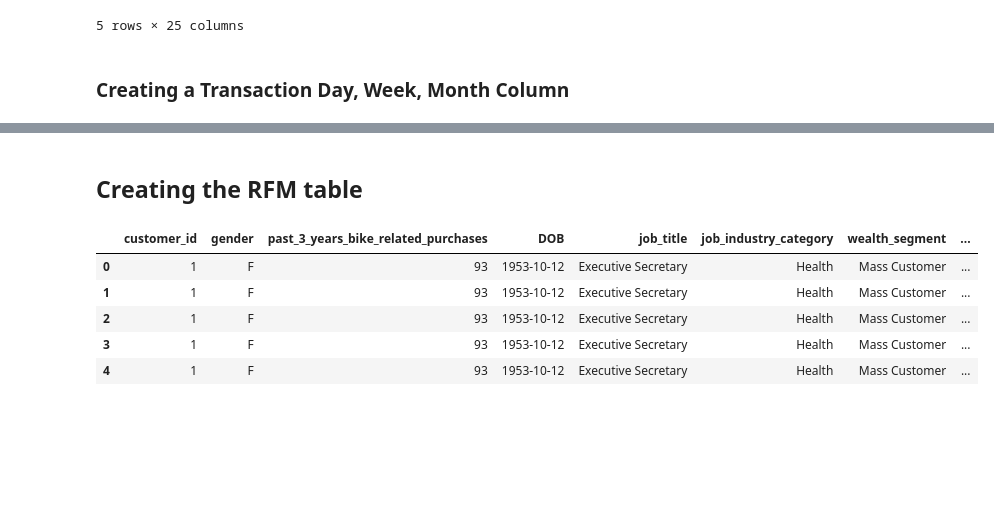
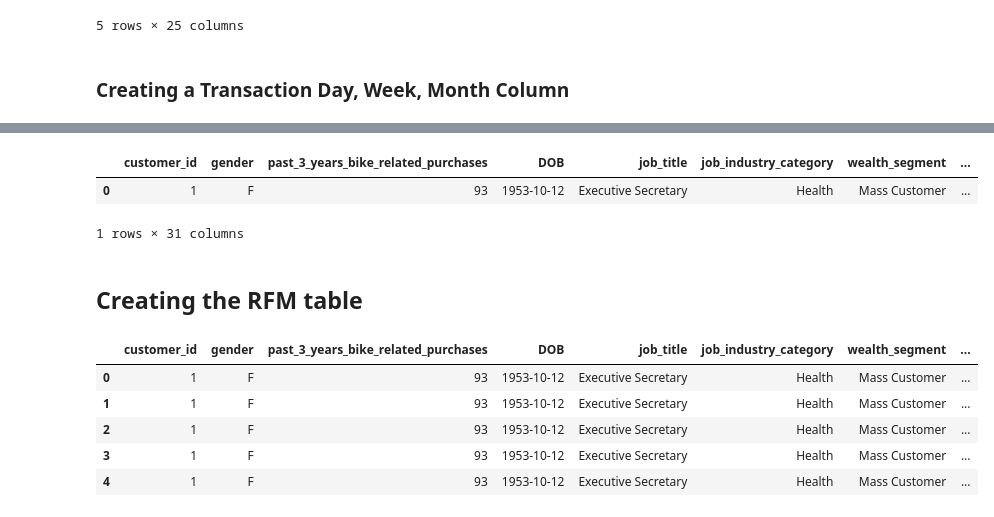
Before and after one commit to notcostheta/internship-speedrun, a Jupyter notebook: kpmg/task2.ipynb, the cells around one changed output, grey strips where cells are left out. Drawn from its saved outputs; the diff is of its cells as text; code cells hidden in the pictures; blank space fills up the shorter version.

```diff
--- a/kpmg/task2.ipynb
+++ b/kpmg/task2.ipynb
@@ -362,3 +377,13 @@ master_null['transaction_month'] = master_null['transaction_date'].dt.strftime('
+# %%
+# Making age groups starting from 15 to 86 with 20 years interval
+age_group = pd.cut(master_null['customer_age'], bins = [15,30,50,70,90], labels= ['15-30','31-50','51-70','71-90'])
+master_null['age_group'] = age_group
+
+master_null.head(1)
+# %% [output]
+|  | customer_id | gender | past_3_years_bike_related_purchases | DOB | job_title | job_industry_category | wealth_segment | ... |
+| 0 | 1 | F | 93 | 1953-10-12 | Executive Secretary | Health | Mass Customer | ... |
+1 rows × 31 columns
 # %% [markdown]
 ## Creating the RFM table
 # %%
```
Also changed, not shown: parts of 8 cells of this notebook, 1 other file.
